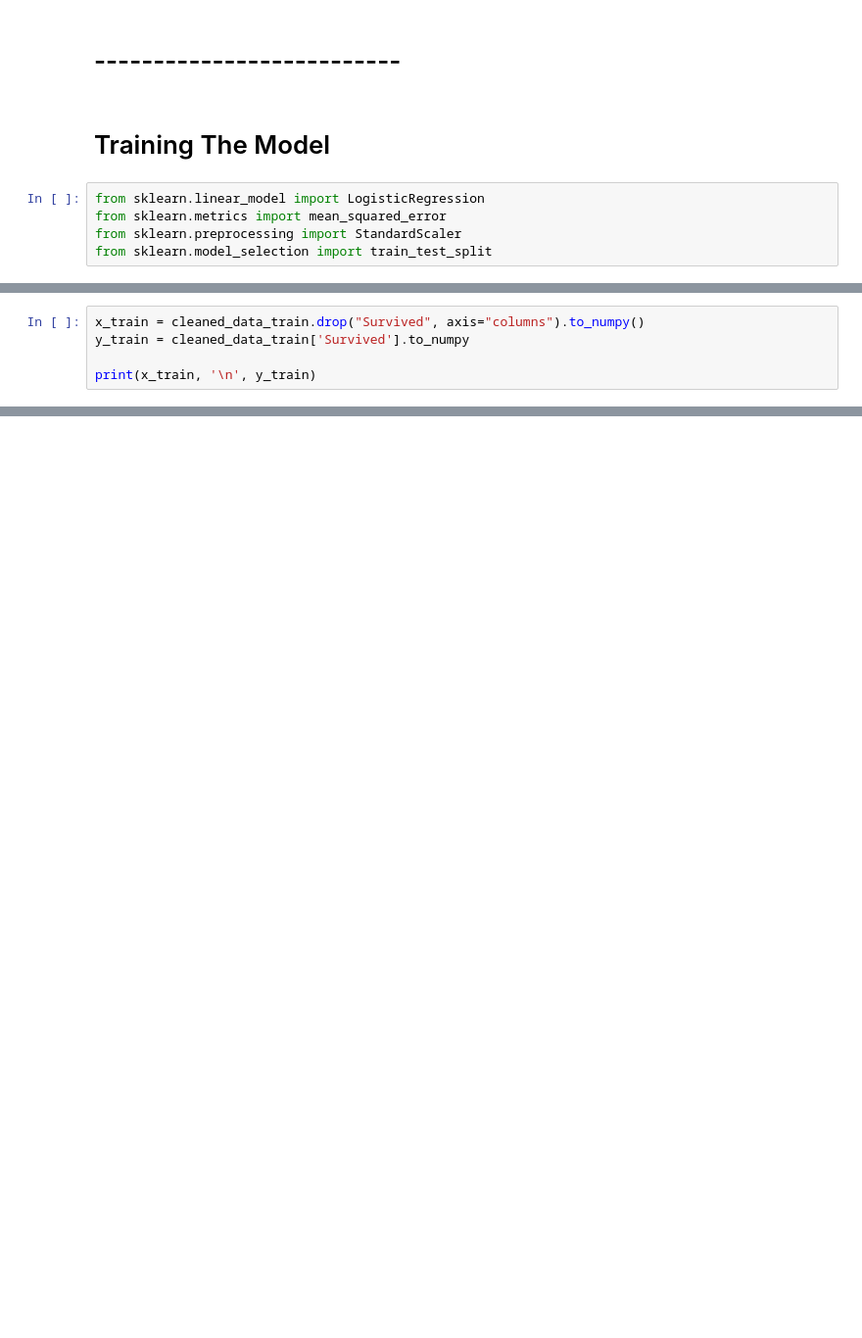
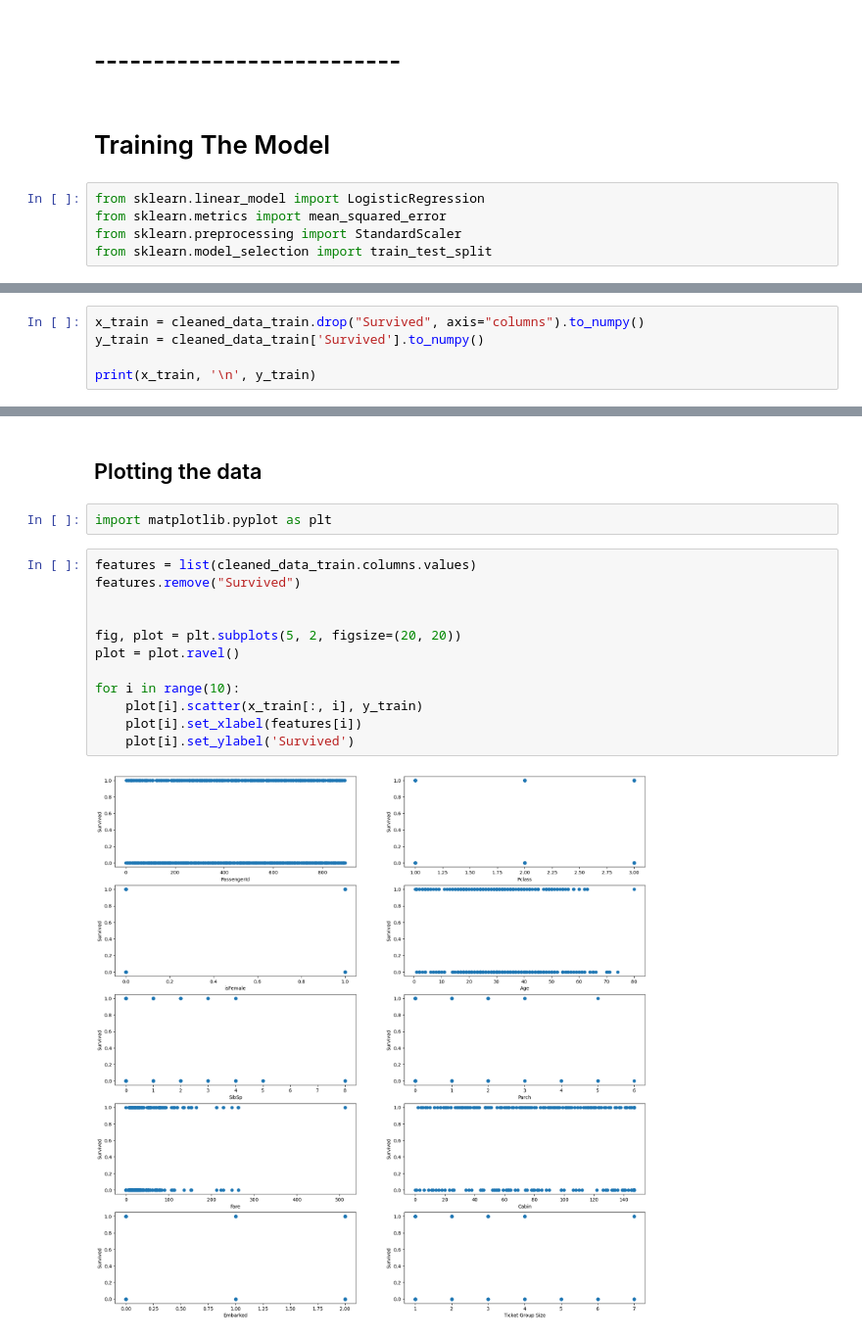
Before and after one commit to kiyamehr/Machine-Learning-Journey, a Jupyter notebook: Andrew Ag's ML Specialization/My Labs and Codes/Project/Kaggle Challenges/TitanicSurvival.ipynb, the cells around one changed output, grey strips where cells are left out. Shown at 98% size. Drawn from its saved outputs; the diff is of its cells as text; blank space fills up the shorter version.

Commit message:
plotted the data

```diff
--- a/Andrew Ag's ML Specialization/My Labs and Codes/Project/Kaggle Challenges/TitanicSurvival.ipynb
+++ b/Andrew Ag's ML Specialization/My Labs and Codes/Project/Kaggle Challenges/TitanicSurvival.ipynb
@@ -218,6 +237,6 @@ from sklearn.model_selection import train_test_split
 # %%
 x_train = cleaned_data_train.drop("Survived", axis="columns").to_numpy()
-y_train = cleaned_data_train['Survived'].to_numpy
+y_train = cleaned_data_train['Survived'].to_numpy()
 
 print(x_train, '\n', y_train)
 # %% [output]
@@ -242,0 +260,18 @@ Name: Survived, Length: 891, dtype: int64>
+# %% [markdown]
+## Plotting the data
+# %%
+import matplotlib.pyplot as plt
+# %%
+features = list(cleaned_data_train.columns.values)
+features.remove("Survived")
+
+
+fig, plot = plt.subplots(5, 2, figsize=(20, 20))
+plot = plot.ravel()
+
+for i in range(10):
+    plot[i].scatter(x_train[:, i], y_train)
+    plot[i].set_xlabel(features[i])
+    plot[i].set_ylabel('Survived')
+# %% [output]
+[figure, added]
```
Also changed, not shown: parts of 6 cells of this notebook.
